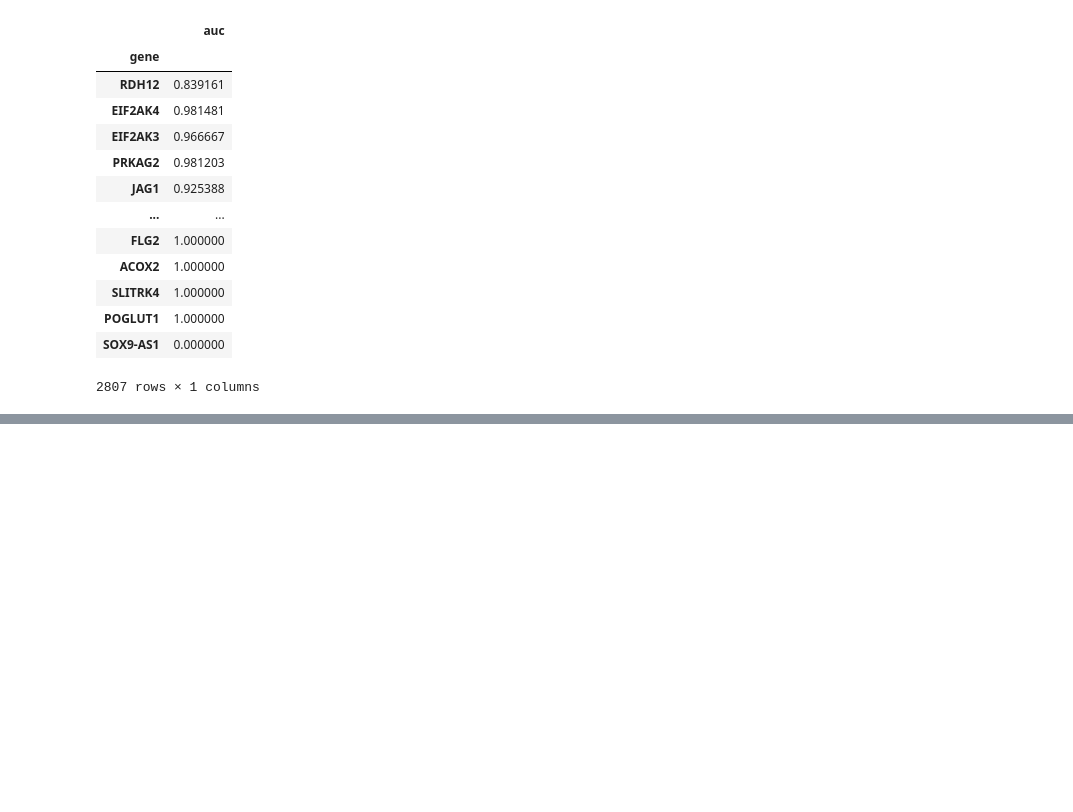
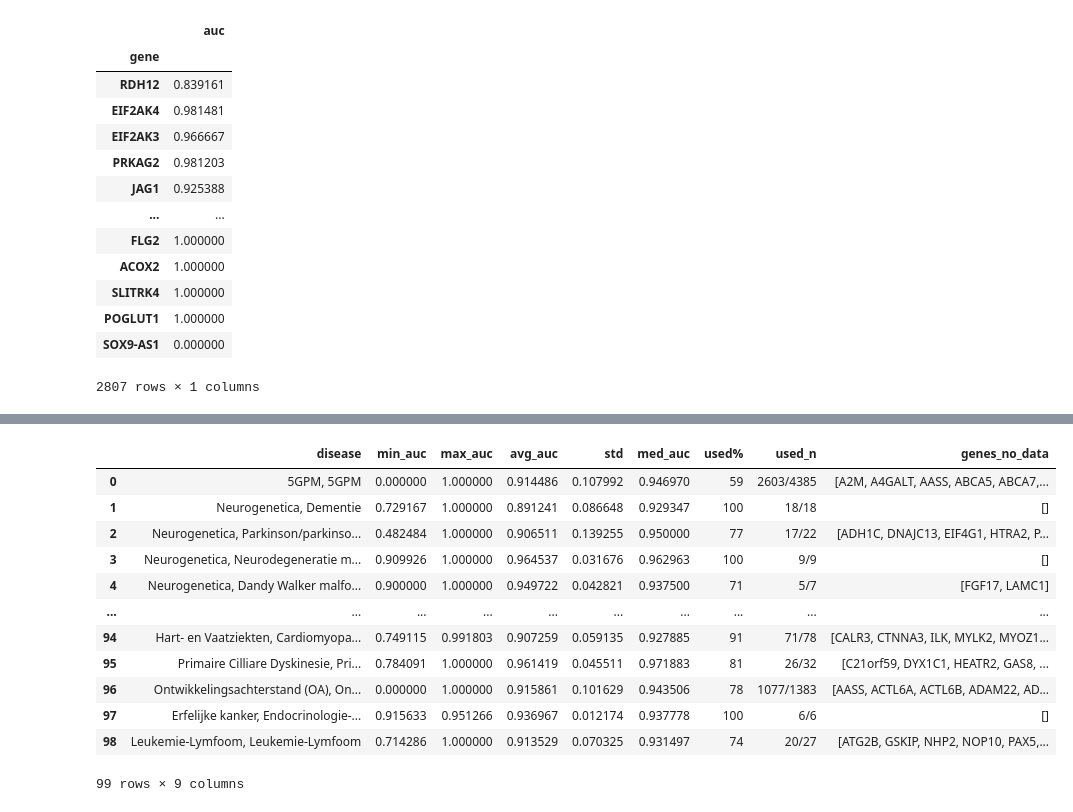
Before and after one commit to SietsmaRJ/dsls_master_thesis, a Jupyter notebook: side_scripts/Notebook_29042020.ipynb, the cells around one changed output, grey strips where cells are left out. Saved outputs shown, nothing was run; the diff lists cells and outputs as text; code cells hidden in the pictures; blank space fills up the shorter version.

```diff
--- a/side_scripts/Notebook_29042020.ipynb
+++ b/side_scripts/Notebook_29042020.ipynb
@@ -949,7 +977,7 @@ for pathway in combined_df_ext['Term_Name'].unique():
     min_genes = subset['n_genes'].min()
     max_genes = subset['n_genes'].max()
     rho, pval = stats.spearmanr(x, y)
-    if pval < 0.05 and rho > 0:
+    if pval < 0.1 and rho > 0:
         genes = subset['Overlapping_Genes'].values.tolist()
         output_genes = []
         for gene in genes:
@@ -977,3 +1005,14 @@ Able to reject null hypothesis of Acne for AUC: 0.5 - 0.9 and source: PheWeb_201
 
 
 Able to reject null hypothesis of COLONIC MUCOSA for AUC: 0.65 - 0.75 and source: ARCHS4_Tissues for genes: SCN10A, CFHR4, CPA6, NLRP12, PDE11A, SCN11A
+# %%
+interesting_pathway = ['Transfer RNA aminoacylation',
+                        'Oxytocin signaling pathway',
+                        'Tinnitus',
+                        'Acne',
+                        'COLONIC MUCOSA'
+                      ]
+for pathway in interesting_pathway:
+    print(pathway)
+    print(combined_df_ext[combined_df_ext['Term_Name'] == pathway])
+    print('\n')
@@ -1212,0 +1213,50 @@ And a minimum AUC of: 0.6466460268317854 and maximum of: 0.6466460268317854
+# %%
+umcg_genepanel_analysis = pd.DataFrame(columns=['disease','min_auc','max_auc','avg_auc',
+                                                'std','med_auc','used%','used_n',
+                                                'genes_no_data'])
+for key in output_genepanels.keys():
+    for key2, value in output_genepanels[key].items():
+        disease = ", ".join([key, key2])
+        n_genes_tot = len(value)
+        genes_no_auc_data = []
+        keep_track = np.full(shape=len(value), fill_value=np.NaN)
+        for iteration, gene in enumerate(value):
+            if gene in auc_data_dict.keys():
+                keep_track[iteration] = auc_data_dict[gene]
+            else:
+                genes_no_auc_data.append(gene)
+        keep_track = keep_track[~np.isnan(keep_track)]
+        min_auc = keep_track.min()
+        max_auc = keep_track.max()
+        average_auc = keep_track.mean()
+        std_auc = keep_track.std()
+        median_auc = np.median(keep_track)
+        n_used = keep_track.size
+        used_n = f'{n_used}/{n_genes_tot}'
+        p_used = round(n_used / n_genes_tot * 100)
+        x = pd.DataFrame({'disease':[disease],
+                          'min_auc':[min_auc],
+                         'max_auc':[max_auc],
+                         'avg_auc':[average_auc],
+                         'std':[std_auc],
+                         'med_auc':[median_auc],
+                         'used%':[p_used],
+                         'used_n':[used_n],
+                         'genes_no_data':[genes_no_auc_data]}
+                         , index=[1])
+        umcg_genepanel_analysis = umcg_genepanel_analysis.append(x, ignore_index=True)
+umcg_genepanel_analysis
+# %% [output]
+|  | disease | min_auc | max_auc | avg_auc | std | med_auc | used% | used_n | genes_no_data |
+| 0 | 5GPM, 5GPM | 0.000000 | 1.000000 | 0.914486 | 0.107992 | 0.946970 | 59 | 2603/4385 | [A2M, A4GALT, AASS, ABCA5, ABCA7,... |
+| 1 | Neurogenetica, Dementie | 0.729167 | 1.000000 | 0.891241 | 0.086648 | 0.929347 | 100 | 18/18 | [] |
+| 2 | Neurogenetica, Parkinson/parkinso... | 0.482484 | 1.000000 | 0.906511 | 0.139255 | 0.950000 | 77 | 17/22 | [ADH1C, DNAJC13, EIF4G1, HTRA2, P... |
+| 3 | Neurogenetica, Neurodegeneratie m... | 0.909926 | 1.000000 | 0.964537 | 0.031676 | 0.962963 | 100 | 9/9 | [] |
+| 4 | Neurogenetica, Dandy Walker malfo... | 0.900000 | 1.000000 | 0.949722 | 0.042821 | 0.937500 | 71 | 5/7 | [FGF17, LAMC1] |
+| ... | ... | ... | ... | ... | ... | ... | ... | ... | ... |
+| 94 | Hart- en Vaatziekten, Cardiomyopa... | 0.749115 | 0.991803 | 0.907259 | 0.059135 | 0.927885 | 91 | 71/78 | [CALR3, CTNNA3, ILK, MYLK2, MYOZ1... |
+| 95 | Primaire Cilliare Dyskinesie, Pri... | 0.784091 | 1.000000 | 0.961419 | 0.045511 | 0.971883 | 81 | 26/32 | [C21orf59, DYX1C1, HEATR2, GAS8, ... |
+| 96 | Ontwikkelingsachterstand (OA), On... | 0.000000 | 1.000000 | 0.915861 | 0.101629 | 0.943506 | 78 | 1077/1383 | [AASS, ACTL6A, ACTL6B, ADAM22, AD... |
+| 97 | Erfelijke kanker, Endocrinologie-... | 0.915633 | 0.951266 | 0.936967 | 0.012174 | 0.937778 | 100 | 6/6 | [] |
+| 98 | Leukemie-Lymfoom, Leukemie-Lymfoom | 0.714286 | 1.000000 | 0.913529 | 0.070325 | 0.931497 | 74 | 20/27 | [ATG2B, GSKIP, NHP2, NOP10, PAX5,... |
+99 rows × 9 columns
```
Also changed, not shown: parts of 6 cells of this notebook.
